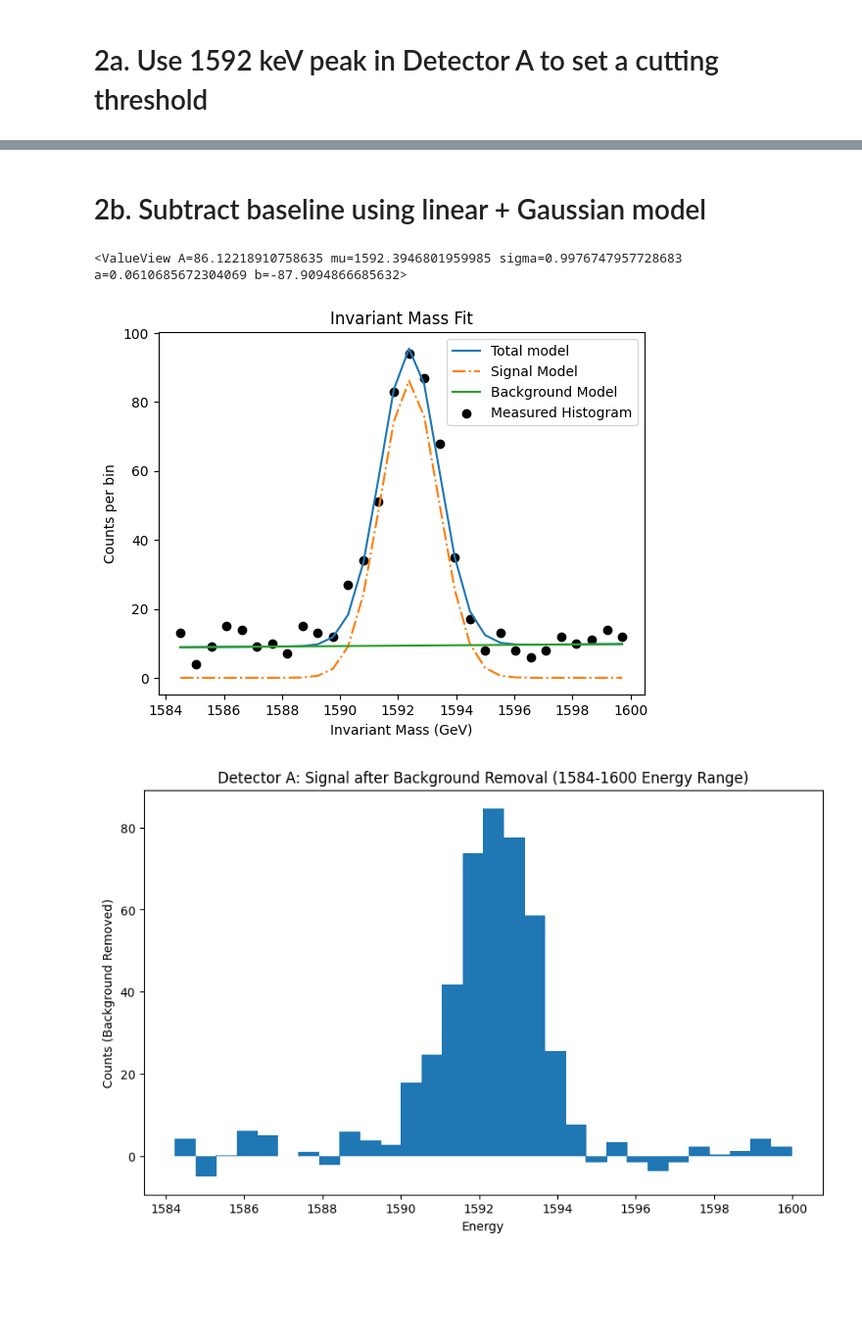
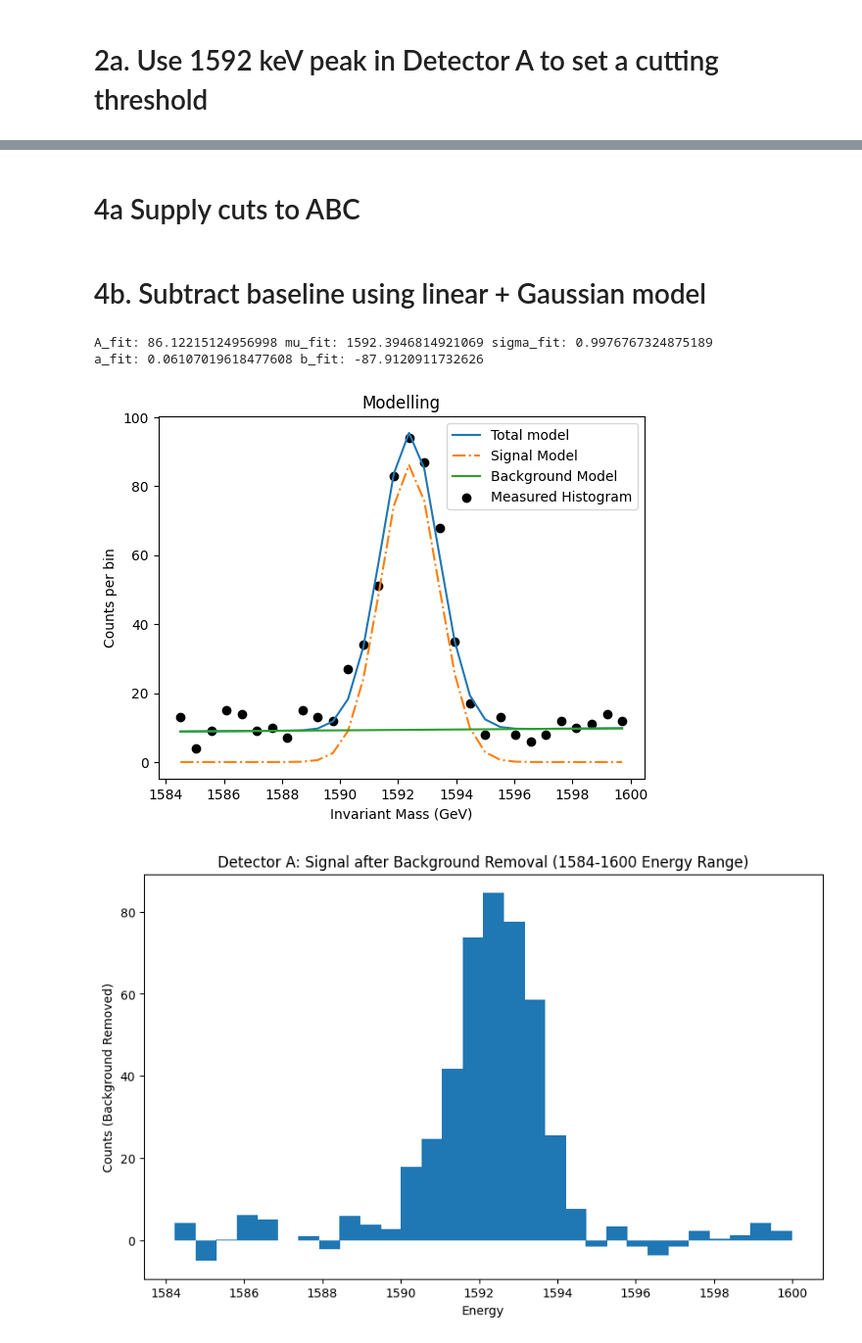
Before and after one commit to TangyKiwi/DSC-291-Final-Project, a Jupyter notebook: scripts/detectorAcut.ipynb, the cells around one changed output, grey strips where cells are left out. Shown at 98% size. Drawn from its saved outputs; the diff is of its cells as text; code cells hidden in the pictures; blank space fills up the shorter version.

Commit message:
did modelling before cut, going back to apply  cut

```diff
--- a/scripts/detectorAcut.ipynb
+++ b/scripts/detectorAcut.ipynb
@@ -126,8 +132,10 @@ Best Threshold: 0.0900, TPR: 0.7775, FPR: 0.2886
+# %% [markdown]
+# 4a Supply cuts to ABC
 # %% [markdown]
-# 2b. Subtract baseline using linear + Gaussian model
+# 4b. Subtract baseline using linear + Gaussian model
 # %%
-def fit_signal_background(data, E_min, E_max, n_bins=30):
-    reg_select = detA[(detA['energy'] > E_min) & (detA['energy'] < E_max)]
+def fit_signal_background(data, expected_center, E_min, E_max, n_bins=30):
+    reg_select = data[(data['energy'] > E_min) & (data['energy'] < E_max)]
     intervals, bins = pd.cut(reg_select['energy'], bins=n_bins, retbins=True)
     x_data = (bins[1:] + bins[:-1]) / 2
     bin_width = bins[1] - bins[0]
@@ -143,12 +151,12 @@ def fit_signal_background(data, E_min, E_max, n_bins=30):
         quad_diffs = (y_data - y_model) ** 2
         return np.sum(quad_diffs / y_data)
 
-    m = Minuit(chi2, A=np.max(y_data)/2, mu=1592, sigma=2, a=0, b=5)
-    m.limits['mu'] = (1500, 1594)
+    m = Minuit(chi2, A=np.max(y_data)/2, mu=expected_center, sigma=2, a=0, b=0)
     m.limits['sigma'] = (0, None)
     m.migrad()
-    print(m.values)
     A_fit, mu_fit, sigma_fit, a_fit, b_fit = m.values['A','mu','sigma','a','b']
+    print('A_fit:', A_fit, 'mu_fit:', mu_fit, 'sigma_fit:', sigma_fit)
+    print('a_fit:', a_fit, 'b_fit:', b_fit)
     bkgfit_y = a_fit * x_data + b_fit
     modelfit_y = A_fit * np.exp(-0.5 * ((x_data - mu_fit) / sigma_fit) ** 2)
     total_model_y = bkgfit_y + modelfit_y
@@ -160,14 +168,16 @@ def fit_signal_background(data, E_min, E_max, n_bins=30):
     plt.scatter(x_data, y_data, color='black', label = 'Measured Histogram')
     plt.xlabel('Invariant Mass (GeV)')
     plt.ylabel('Counts per bin')
-    plt.title('Invariant Mass Fit')
+    plt.title('Modelling')
     plt.legend()
     plt.show()
 
     return x_data, bin_width, y_data - bkgfit_y
 # %%
-bin_centers, bin_width, rmvd_bkg = fit_signal_background(detA, 1584, 1600, n_bins=30)
+# Testing on Detector A without cut
+bin_centersA, bin_widthA, rmvd_bkgA = fit_signal_background(detA, 1592, 1584, 1600, n_bins=30)
 # %% [output]
-<ValueView A=86.12218910758635 mu=1592.3946801959985 sigma=0.9976747957728683 a=0.0610685672304069 b=-87.9094866685632>
+A_fit: 86.12215124956998 mu_fit: 1592.3946814921069 sigma_fit: 0.9976767324875189
+a_fit: 0.06107019618477608 b_fit: -87.9120911732626
-[figure, old version]
+[figure, new version]
 # %%
```
Also changed, not shown: parts of 8 cells of this notebook.
